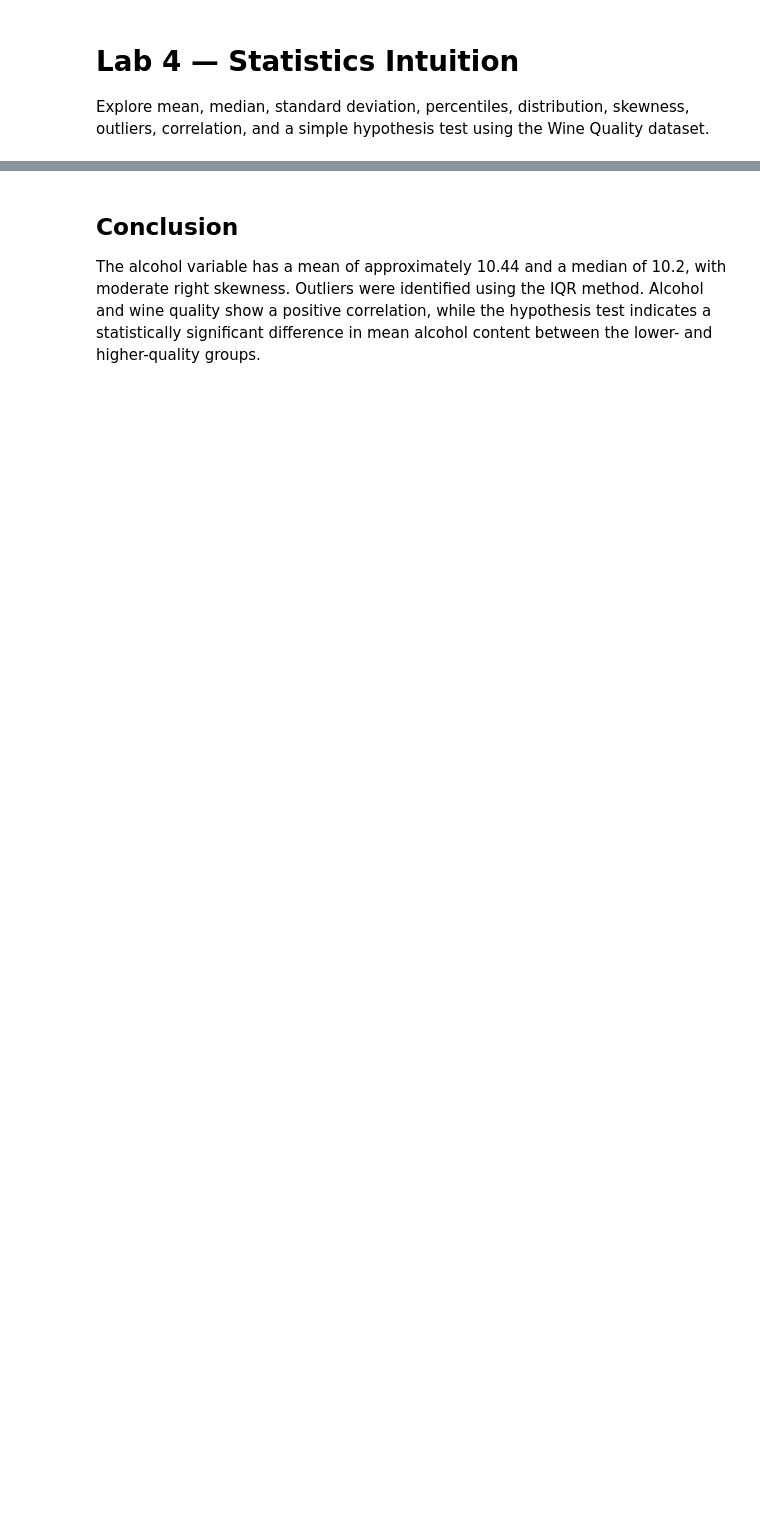
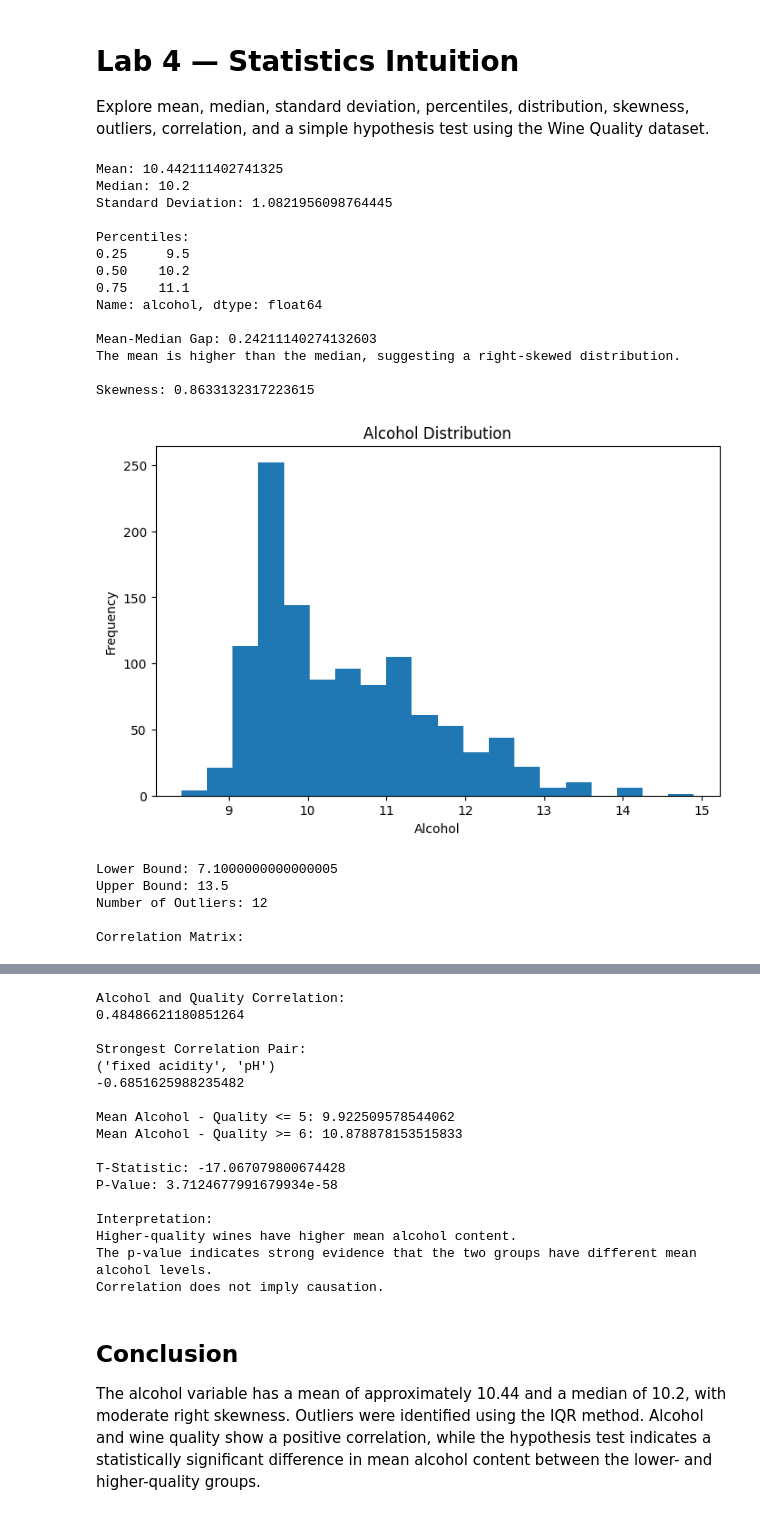
Before and after one commit to manan535/python_learning, a Jupyter notebook: week2/Lab4/04_statistics_intuition.ipynb, the cells around one changed output, grey strips where cells are left out. Saved outputs shown, nothing was run; the diff lists cells and outputs as text; code cells hidden in the pictures; blank space fills up the shorter version.

```diff
--- a/week2/Lab4/04_statistics_intuition.ipynb
+++ b/week2/Lab4/04_statistics_intuition.ipynb
@@ -26,6 +26,17 @@ print("Standard Deviation:", alcohol.std())
 
 print("\nPercentiles:")
 print(alcohol.quantile([0.25, 0.50, 0.75]))
+
+gap = alcohol.mean() - alcohol.median()
+
+print("\nMean-Median Gap:", gap)
+
+if gap > 0:
+    print("The mean is higher than the median, suggesting a right-skewed distribution.")
+elif gap < 0:
+    print("The mean is lower than the median, suggesting a left-skewed distribution.")
+else:
+    print("The mean and median are equal, suggesting a relatively symmetric distribution.")
 
 # ============================================================
 # 2. Distribution and Skewness
@@ -56,7 +67,7 @@ outliers = df[
     (alcohol > upper_bound)
 ]
 
-print("Lower Bound:", lower_bound)
+print("\nLower Bound:", lower_bound)
 print("Upper Bound:", upper_bound)
 print("Number of Outliers:", len(outliers))
 
@@ -65,6 +76,9 @@ print("Number of Outliers:", len(outliers))
 # ============================================================
 
 correlation = df.corr(numeric_only=True)
+
+print("\nCorrelation Matrix:")
+display(correlation)
 
 print("\nAlcohol and Quality Correlation:")
 print(correlation.loc["alcohol", "quality"])
@@ -73,30 +87,54 @@ corr = correlation.abs().where(correlation.abs() < 1)
 strongest = corr.stack().idxmax()
 
 print("\nStrongest Correlation Pair:")
 print(strongest)
 print(correlation.loc[strongest])
 
 # ============================================================
 # 5. Hypothesis Test
 # ============================================================
 
 group1 = df[df["quality"] <= 5]["alcohol"]
 group2 = df[df["quality"] >= 6]["alcohol"]
 
+print("\nMean Alcohol - Quality <= 5:", group1.mean())
+print("Mean Alcohol - Quality >= 6:", group2.mean())
+
 t_stat, p_value = ttest_ind(
     group1,
     group2,
     equal_var=False
 )
 
 print("\nT-Statistic:", t_stat)
 print("P-Value:", p_value)
 
 # ============================================================
 # 6. Interpretation
 # ============================================================
 
 print("\nInterpretation:")
 print("Higher-quality wines have higher mean alcohol content.")
 print("The p-value indicates strong evidence that the two groups have different mean alcohol levels.")
 print("Correlation does not imply causation.")
+# %% [output]
+Mean: 10.442111402741325
+Median: 10.2
+Standard Deviation: 1.0821956098764445
+
+Percentiles:
+0.25     9.5
+0.50    10.2
+0.75    11.1
+Name: alcohol, dtype: float64
+
+Mean-Median Gap: 0.24211140274132603
+The mean is higher than the median, suggesting a right-skewed distribution.
+
+Skewness: 0.8633132317223615
+[figure, added]
+Lower Bound: 7.1000000000000005
+Upper Bound: 13.5
+Number of Outliers: 12
+
+Correlation Matrix:
@@ -103,3 +155,20 @@ print("Correlation does not imply causation.")
+Alcohol and Quality Correlation:
+0.48486621180851264
+
+Strongest Correlation Pair:
+('fixed acidity', 'pH')
+-0.6851625988235482
+
+Mean Alcohol - Quality <= 5: 9.922509578544062
+Mean Alcohol - Quality >= 6: 10.878878153515833
+
+T-Statistic: -17.067079800674428
+P-Value: 3.7124677991679934e-58
+
+Interpretation:
+Higher-quality wines have higher mean alcohol content.
+The p-value indicates strong evidence that the two groups have different mean alcohol levels.
+Correlation does not imply causation.
 # %% [markdown]
 ## Conclusion
 
```
Also changed, not shown: parts of 1 cell of this notebook, 4 other files.
